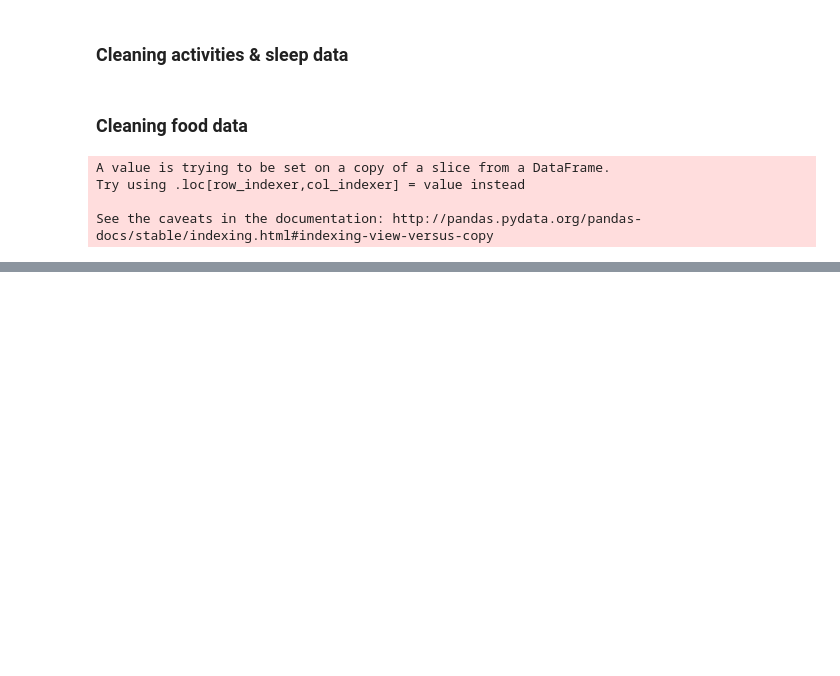
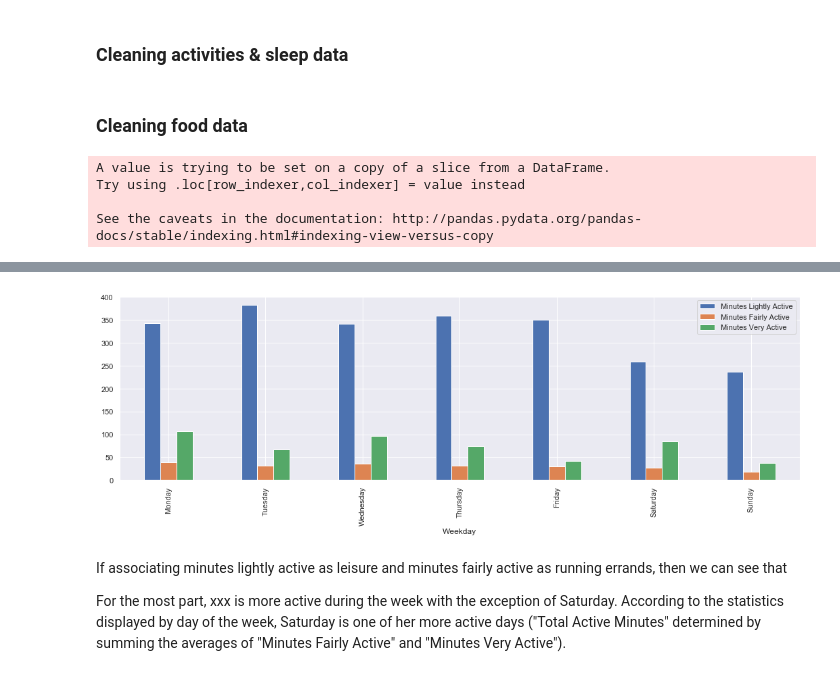
Before and after one commit to wu72/Springboard, a Jupyter notebook: CapstoneProject1/FitbitCapstone1.ipynb, the cells around one changed output, grey strips where cells are left out. Saved outputs shown, nothing was run; the diff lists cells and outputs as text; code cells hidden in the pictures; blank space fills up the shorter version.

```diff
--- a/CapstoneProject1/FitbitCapstone1.ipynb
+++ b/CapstoneProject1/FitbitCapstone1.ipynb
@@ -186,0 +290,6 @@ activities
+# %%
+WEEK_ORDER = ['Monday', 'Tuesday', 'Wednesday', 'Thursday', 'Friday', 'Saturday', 'Sunday']
+
+activities_by_week = activities.groupby('Weekday').mean().reindex(WEEK_ORDER)
+activities_by_week['Total Active Minutes'] = activities_by_week.iloc[:,6:8].sum(1)
+activities_by_week#.iloc[:,5:8]
@@ -186,0 +306,5 @@ activities
+# %%
+ax = activities_by_week.plot(kind='bar', y=ACTIVITY_LEVELS, figsize=(18,5))
+plt.show()
+# %% [output]
+[figure, added]
@@ -186,0 +319,4 @@ activities
+# %% [markdown]
+If associating minutes lightly active as leisure and minutes fairly active as running errands, then we can see that
+
+For the most part, xxx is more active during the week with the exception of Saturday. According to the statistics displayed by day of the week, Saturday is one of her more active days ("Total Active Minutes" determined by summing the averages of "Minutes Fairly Active" and "Minutes Very Active").
```
Also changed, not shown: parts of 31 cells of this notebook, 4 other files.
